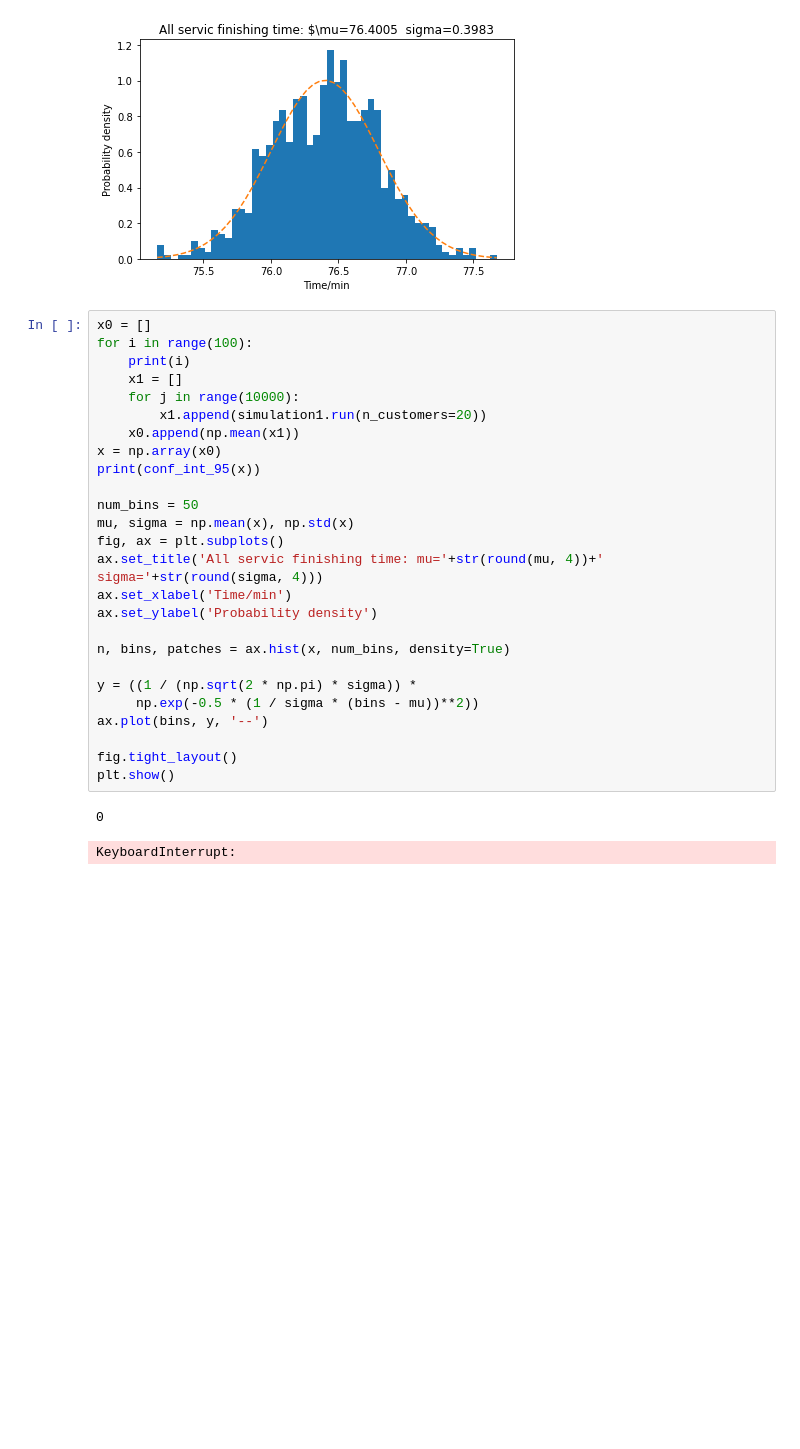
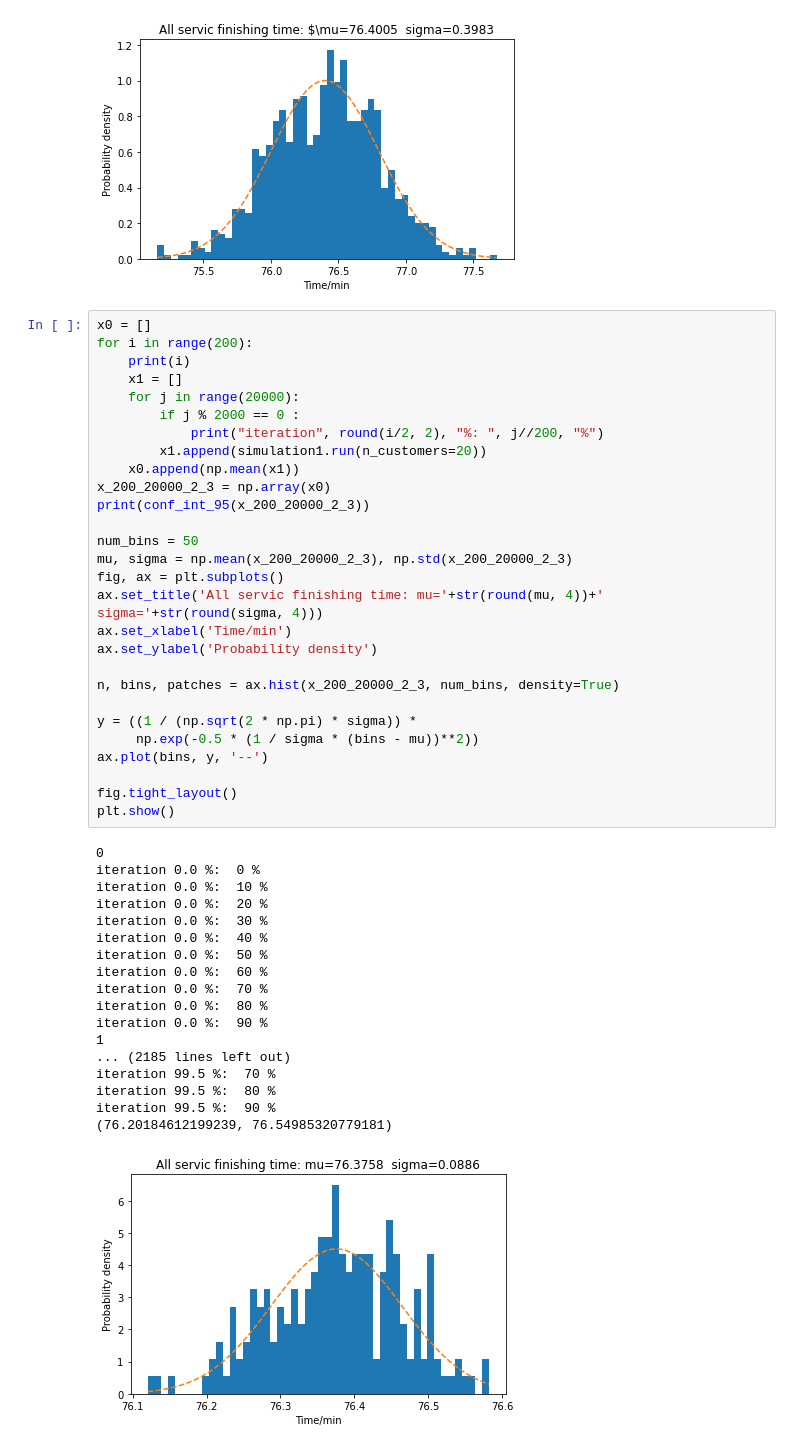
Before and after one commit to jiarui0000/summer_sem, a Jupyter notebook: Assignment_1.ipynb, the cells around one changed output. Drawn from its saved outputs; the diff is of its cells as text; blank space fills up the shorter version.

```diff
--- a/Assignment_1.ipynb
+++ b/Assignment_1.ipynb
@@ -348,30 +404,48 @@ plt.show()
 [figure]
 # %%
 x0 = []
-for i in range(100):
+for i in range(200):
     print(i)
     x1 = []
-    for j in range(10000):
+    for j in range(20000):
+        if j % 2000 == 0 :
+            print("iteration", round(i/2, 2), "%: ", j//200, "%")
         x1.append(simulation1.run(n_customers=20))
     x0.append(np.mean(x1))
-x = np.array(x0)
-print(conf_int_95(x))
+x_200_20000_2_3 = np.array(x0)
+print(conf_int_95(x_200_20000_2_3))
 
 num_bins = 50
-mu, sigma = np.mean(x), np.std(x)
+mu, sigma = np.mean(x_200_20000_2_3), np.std(x_200_20000_2_3)
 fig, ax = plt.subplots()
 ax.set_title('All servic finishing time: mu='+str(round(mu, 4))+'  sigma='+str(round(sigma, 4)))
 ax.set_xlabel('Time/min')
 ax.set_ylabel('Probability density')
 
-n, bins, patches = ax.hist(x, num_bins, density=True)
+n, bins, patches = ax.hist(x_200_20000_2_3, num_bins, density=True)
 
 y = ((1 / (np.sqrt(2 * np.pi) * sigma)) *
      np.exp(-0.5 * (1 / sigma * (bins - mu))**2))
 ax.plot(bins, y, '--')
 
 fig.tight_layout()
 plt.show()
 # %% [output]
 0
+iteration 0.0 %:  0 %
+iteration 0.0 %:  10 %
+iteration 0.0 %:  20 %
+iteration 0.0 %:  30 %
+iteration 0.0 %:  40 %
+iteration 0.0 %:  50 %
+iteration 0.0 %:  60 %
+iteration 0.0 %:  70 %
+iteration 0.0 %:  80 %
+iteration 0.0 %:  90 %
+1
+... (2185 lines left out)
+iteration 99.5 %:  70 %
+iteration 99.5 %:  80 %
+iteration 99.5 %:  90 %
+(76.20184612199239, 76.54985320779181)
-KeyboardInterrupt:
+[figure, added]
```
Also changed, not shown: parts of 6 cells of this notebook.
